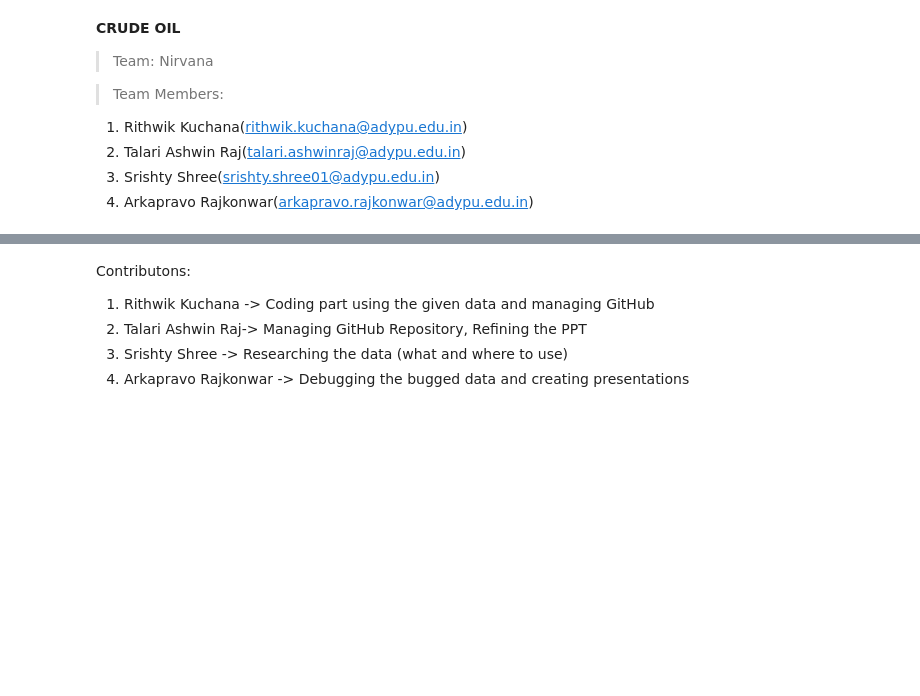
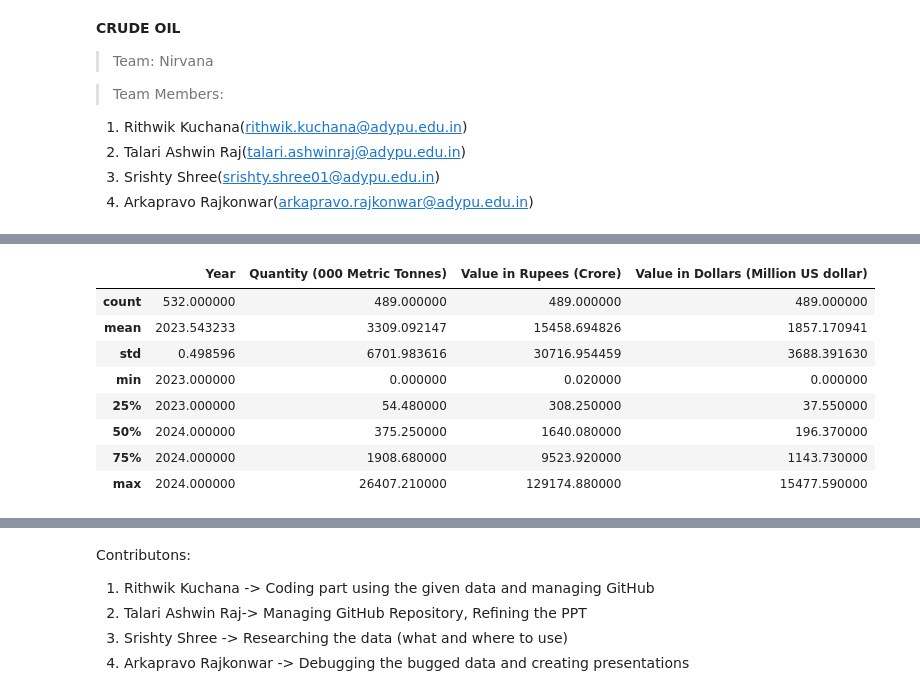
Before and after one commit to imposter29/Nirvana, a Jupyter notebook: Nirvana.ipynb, the cells around one changed output, grey strips where cells are left out. Cells and saved outputs as stored; diff of their text form; code cells hidden in the pictures; blank space fills up the shorter version.

```diff
--- a/Nirvana.ipynb
+++ b/Nirvana.ipynb
@@ -53,0 +53,12 @@ plt.show()
+# %%
+df.describe()
+# %% [output]
+|  | Year | Quantity (000 Metric Tonnes) | Value in Rupees (Crore) | Value in Dollars (Million US dollar) |
+| count | 532.000000 | 489.000000 | 489.000000 | 489.000000 |
+| mean | 2023.543233 | 3309.092147 | 15458.694826 | 1857.170941 |
+| std | 0.498596 | 6701.983616 | 30716.954459 | 3688.391630 |
+| min | 2023.000000 | 0.000000 | 0.020000 | 0.000000 |
+| 25% | 2023.000000 | 54.480000 | 308.250000 | 37.550000 |
+| 50% | 2024.000000 | 375.250000 | 1640.080000 | 196.370000 |
+| 75% | 2024.000000 | 1908.680000 | 9523.920000 | 1143.730000 |
+| max | 2024.000000 | 26407.210000 | 129174.880000 | 15477.590000 |
```
Also changed, not shown: parts of 15 cells of this notebook.
